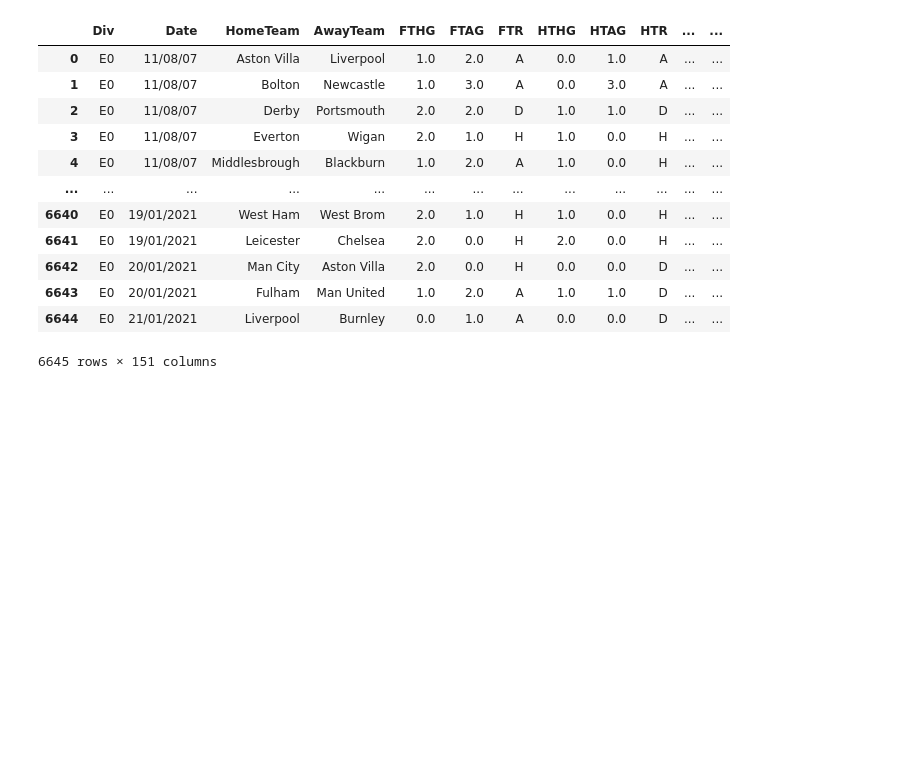
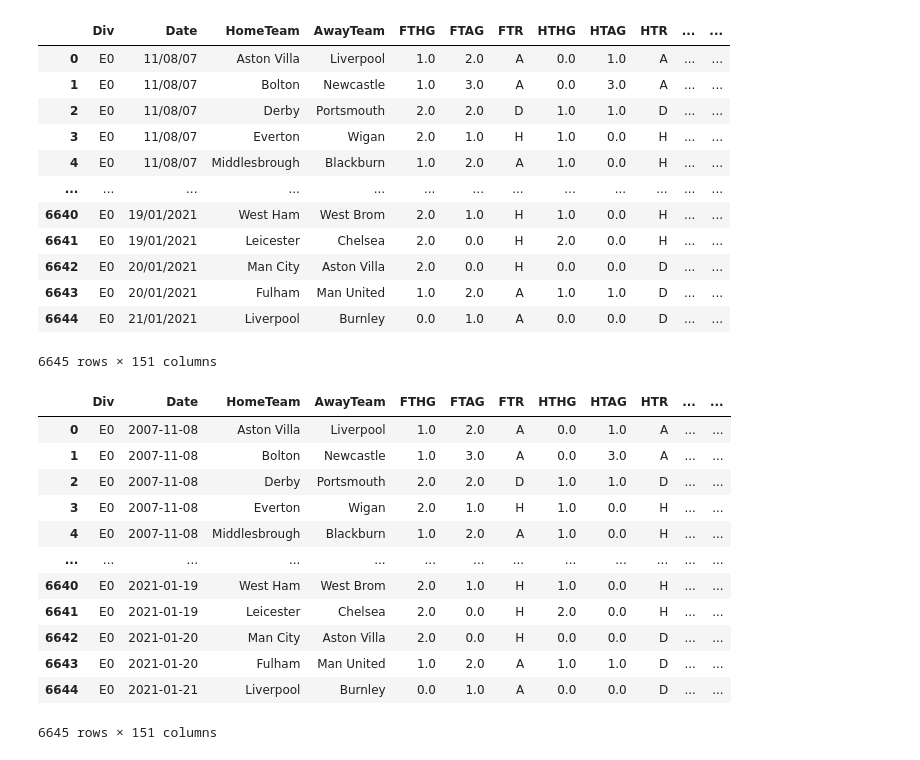
Before and after one commit to barteaga10/Premier-League-Prediction, a Jupyter notebook: Cleaning Data.ipynb, the cells around one changed output. Saved outputs shown, nothing was run; the diff lists cells and outputs as text; code cells hidden in the pictures; blank space fills up the shorter version.

```diff
--- a/Cleaning Data.ipynb
+++ b/Cleaning Data.ipynb
@@ -230,3 +213,19 @@ df
 6645 rows × 151 columns
 # %%
 df['Date'] = pd.to_datetime(df['Date'])
+# %%
+df
+# %% [output]
+|  | Div | Date | HomeTeam | AwayTeam | FTHG | FTAG | FTR | HTHG | HTAG | HTR | ... | ... |
+| 0 | E0 | 2007-11-08 | Aston Villa | Liverpool | 1.0 | 2.0 | A | 0.0 | 1.0 | A | ... | ... |
+| 1 | E0 | 2007-11-08 | Bolton | Newcastle | 1.0 | 3.0 | A | 0.0 | 3.0 | A | ... | ... |
+| 2 | E0 | 2007-11-08 | Derby | Portsmouth | 2.0 | 2.0 | D | 1.0 | 1.0 | D | ... | ... |
+| 3 | E0 | 2007-11-08 | Everton | Wigan | 2.0 | 1.0 | H | 1.0 | 0.0 | H | ... | ... |
+| 4 | E0 | 2007-11-08 | Middlesbrough | Blackburn | 1.0 | 2.0 | A | 1.0 | 0.0 | H | ... | ... |
+| ... | ... | ... | ... | ... | ... | ... | ... | ... | ... | ... | ... | ... |
+| 6640 | E0 | 2021-01-19 | West Ham | West Brom | 2.0 | 1.0 | H | 1.0 | 0.0 | H | ... | ... |
+| 6641 | E0 | 2021-01-19 | Leicester | Chelsea | 2.0 | 0.0 | H | 2.0 | 0.0 | H | ... | ... |
+| 6642 | E0 | 2021-01-20 | Man City | Aston Villa | 2.0 | 0.0 | H | 0.0 | 0.0 | D | ... | ... |
+| 6643 | E0 | 2021-01-20 | Fulham | Man United | 1.0 | 2.0 | A | 1.0 | 1.0 | D | ... | ... |
+| 6644 | E0 | 2021-01-21 | Liverpool | Burnley | 0.0 | 1.0 | A | 0.0 | 0.0 | D | ... | ... |
+6645 rows × 151 columns
```
Also changed, not shown: parts of 23 cells of this notebook.
